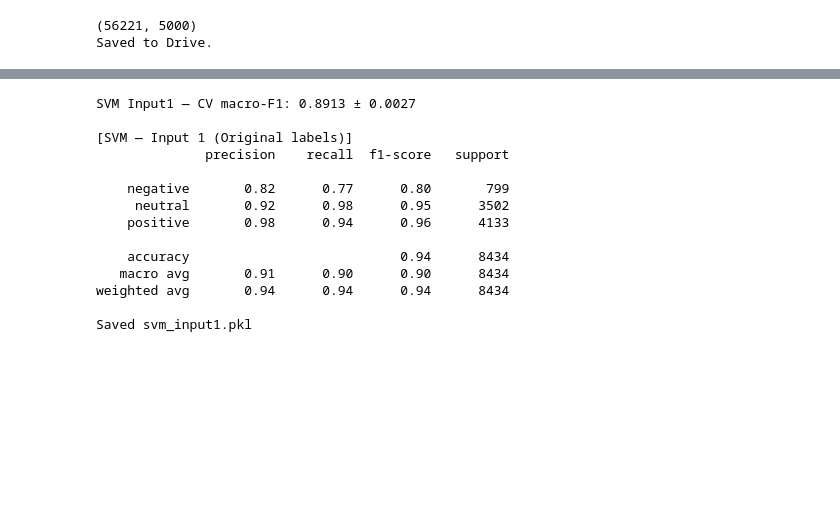
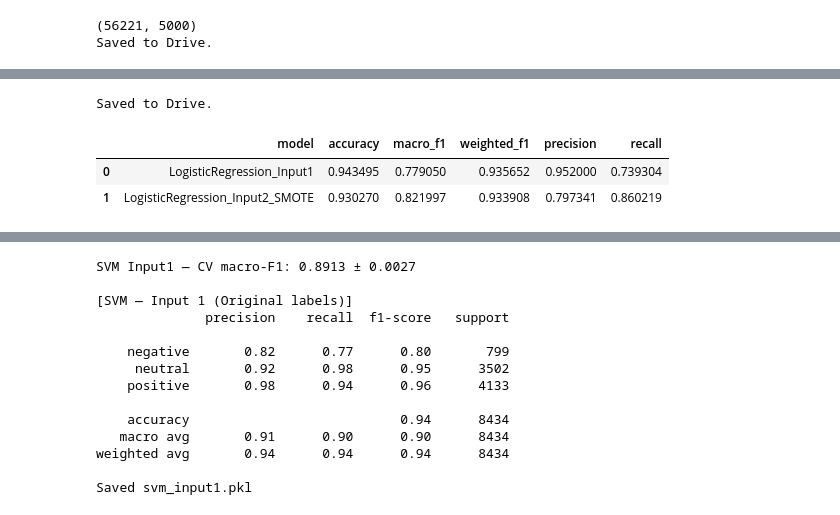
Before and after one commit to jonesrmj/MiDuRy-SentiBal, a Jupyter notebook: MiDuRy-SentiBal.ipynb, the cells around one changed output, grey strips where cells are left out. Cells and saved outputs as stored; diff of their text form; code cells hidden in the pictures; blank space fills up the shorter version.

```diff
--- a/MiDuRy-SentiBal.ipynb
+++ b/MiDuRy-SentiBal.ipynb
@@ -272,0 +428,18 @@ Saved to Drive.
+# %%
+# Save models, vectorizer, and metrics to Drive
+joblib.dump(lr_clf_input1, f'{DRIVE_OUTPUT_PATH}/lr_input1_model.pkl')
+joblib.dump(lr_clf_input2, f'{DRIVE_OUTPUT_PATH}/lr_input2_smote_model.pkl')
+joblib.dump(lr_vec,        f'{DRIVE_OUTPUT_PATH}/lr_vectorizer.pkl')
+
+lr_metrics_df = pd.DataFrame([
+    {'model': 'LogisticRegression_Input1',       'accuracy': acc1, 'macro_f1': f1_macro1, 'weighted_f1': f1_w1, 'precision': prec1, 'recall': rec1},
+    {'model': 'LogisticRegression_Input2_SMOTE', 'accuracy': acc2, 'macro_f1': f1_macro2, 'weighted_f1': f1_w2, 'precision': prec2, 'recall': rec2},
+])
+lr_metrics_df.to_csv(f'{DRIVE_OUTPUT_PATH}/logistic_regression_metrics.csv', index=False)
+print('Saved to Drive.')
+lr_metrics_df
+# %% [output]
+Saved to Drive.
+|  | model | accuracy | macro_f1 | weighted_f1 | precision | recall |
+| 0 | LogisticRegression_Input1 | 0.943495 | 0.779050 | 0.935652 | 0.952000 | 0.739304 |
+| 1 | LogisticRegression_Input2_SMOTE | 0.930270 | 0.821997 | 0.933908 | 0.797341 | 0.860219 |
```
Also changed, not shown: parts of 18 cells of this notebook.
